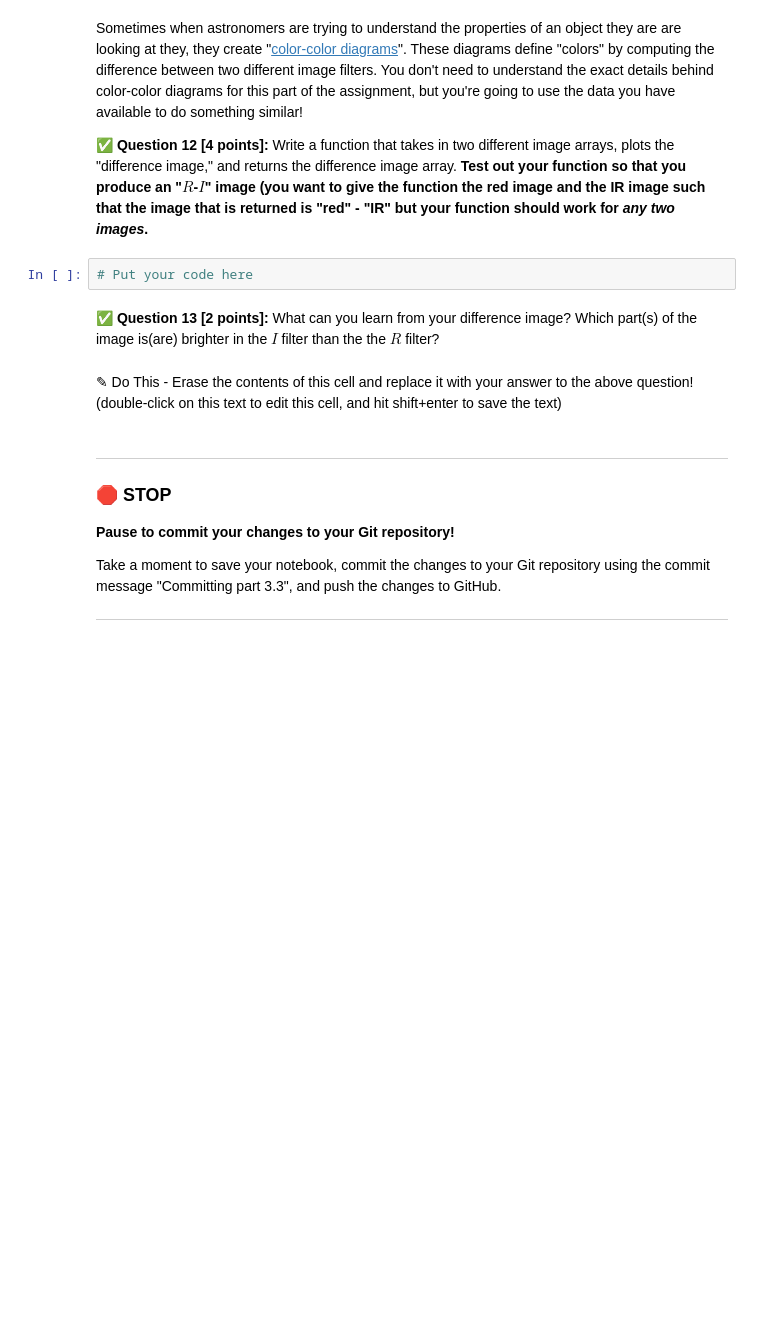
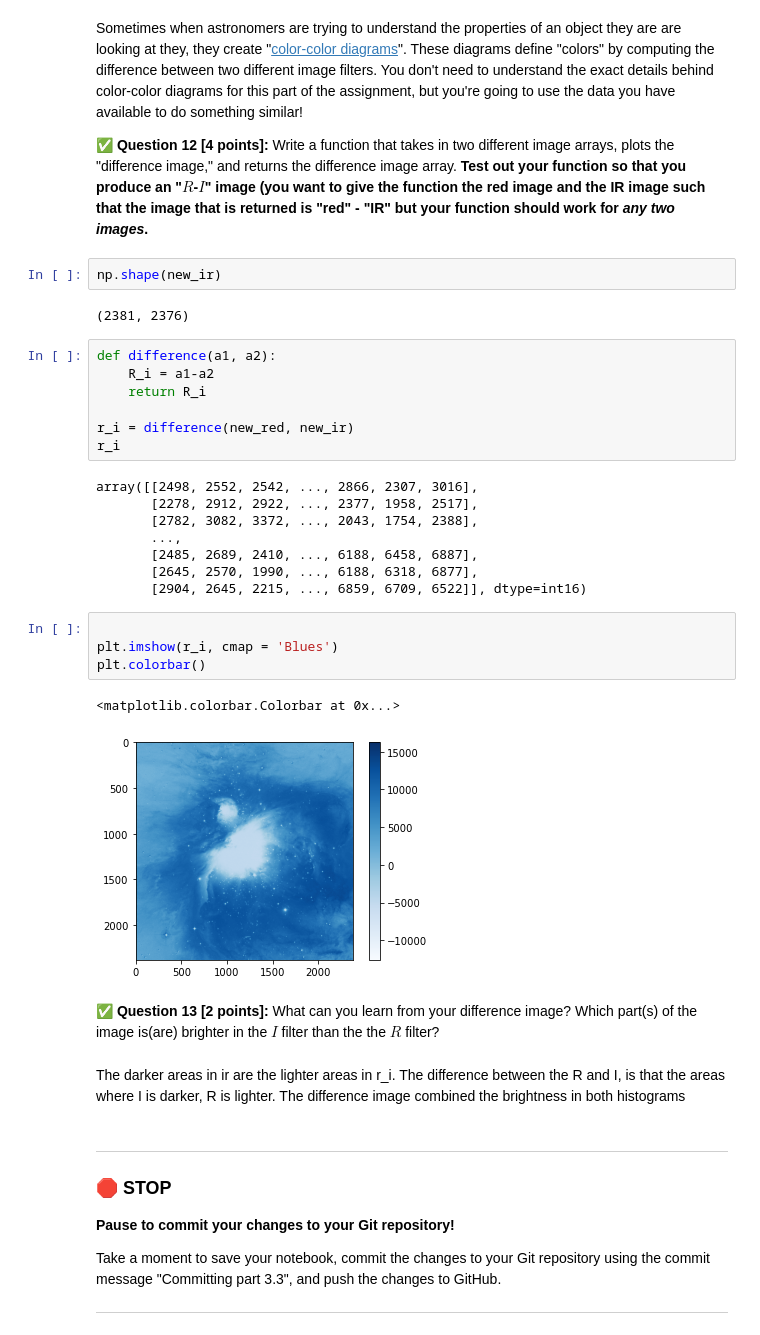
Before and after one commit to alhaida1/cmse202-s21-turnin, a Jupyter notebook: hw-01/HW-01_GitPracticeDebuggingAndPythonPackages-STUDENT.ipynb, the cells around one changed output. Saved outputs shown, nothing was run; the diff lists cells and outputs as text; blank space fills up the shorter version.

```diff
--- a/hw-01/HW-01_GitPracticeDebuggingAndPythonPackages-STUDENT.ipynb
+++ b/hw-01/HW-01_GitPracticeDebuggingAndPythonPackages-STUDENT.ipynb
@@ -262,12 +279,36 @@ Now that you have a bit of understanding about the the properties of the images
 Sometimes when astronomers are trying to understand the properties of an object they are are looking at they, they create "[color-color diagrams](https://en.wikipedia.org/wiki/Color%E2%80%93color_diagram)". These diagrams define "colors" by computing the difference between two different image filters. You don't need to understand the exact details behind color-color diagrams for this part of the assignment, but you're going to use the data you have available to do something similar!
 
 **&#9989; Question 12 [4 points]:** Write a function that takes in two different image arrays, plots the "difference image," and returns the difference image array. **Test out your function so that you produce an "$R$-$I$" image (you want to give the function the red image and the IR image such that the image that is returned is "red" - "IR" but your function should work for _any two images_.**
-# %%
-# Put your code here
+# %%
+np.shape(new_ir)
+# %% [output]
+(2381, 2376)
+# %%
+def difference(a1, a2):
+    R_i = a1-a2
+    return R_i
+
+r_i = difference(new_red, new_ir)
+r_i
+# %% [output]
+array([[2498, 2552, 2542, ..., 2866, 2307, 3016],
+       [2278, 2912, 2922, ..., 2377, 1958, 2517],
+       [2782, 3082, 3372, ..., 2043, 1754, 2388],
+       ...,
+       [2485, 2689, 2410, ..., 6188, 6458, 6887],
+       [2645, 2570, 1990, ..., 6188, 6318, 6877],
+       [2904, 2645, 2215, ..., 6859, 6709, 6522]], dtype=int16)
+# %%
+
+plt.imshow(r_i, cmap = 'Blues')
+plt.colorbar()
+# %% [output]
+<matplotlib.colorbar.Colorbar at 0x...>
+[figure, added]
 # %% [markdown]
 **&#9989; Question 13 [2 points]:** What can you learn from your difference image? Which part(s) of the image is(are) brighter in the $I$ filter than the the $R$ filter?
-# %% [markdown]
-<font size=+3>&#9998;</font> Do This - Erase the contents of this cell and replace it with your answer to the above question!  (double-click on this text to edit this cell, and hit shift+enter to save the text)
+# %% [markdown]
+The darker areas in ir are the lighter areas in r_i. The difference between the R and I, is that the areas where I is darker, R is lighter. The difference image combined the brightness in both histograms
 # %% [markdown]
 ---
 ### &#128721; STOP
```
Also changed, not shown: parts of 9 cells of this notebook.
